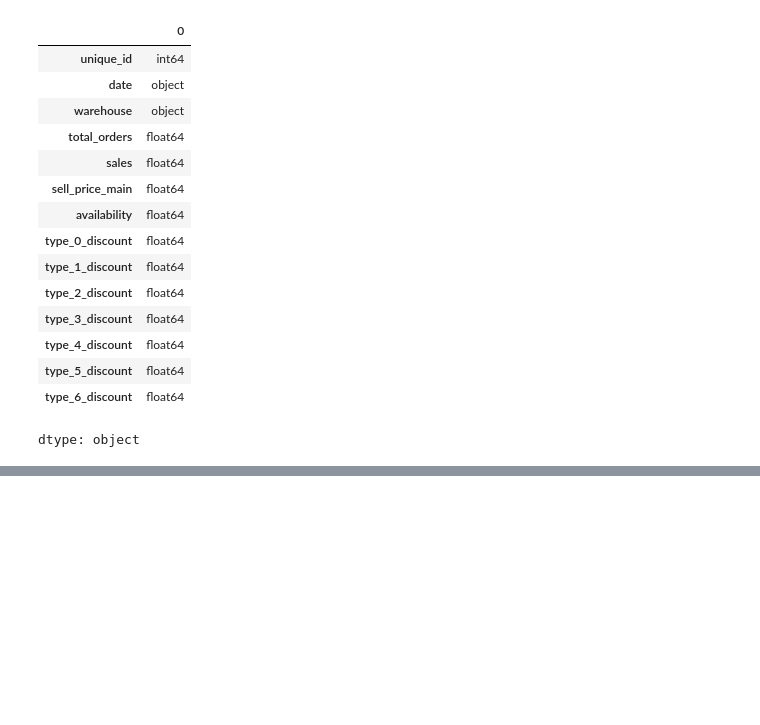
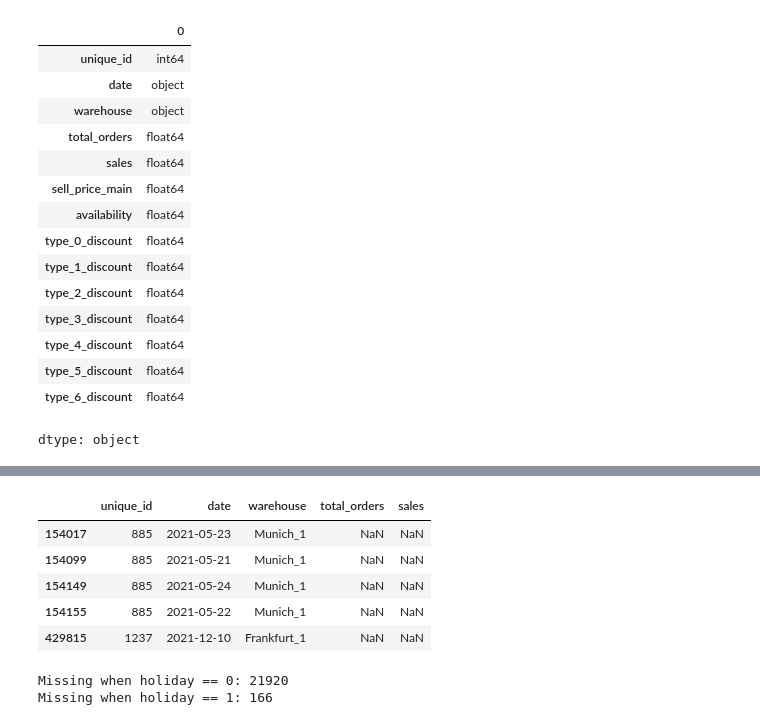
Before and after one commit to KtoxTheNisa/GROUP51_CENG313, a Jupyter notebook: assignment1_eda_baseline.ipynb, the cells around one changed output, grey strips where cells are left out. Drawn from its saved outputs; the diff is of its cells as text; code cells hidden in the pictures; blank space fills up the shorter version.

```diff
--- a/assignment1_eda_baseline.ipynb
+++ b/assignment1_eda_baseline.ipynb
@@ -114,0 +135,17 @@ sales_train.describe()
+# %%
+sales_train[sales_train["sales"].isnull()][["unique_id", "date", "warehouse", "total_orders", "sales"]].head()
+# %% [output]
+|  | unique_id | date | warehouse | total_orders | sales |
+| 154017 | 885 | 2021-05-23 | Munich_1 | NaN | NaN |
+| 154099 | 885 | 2021-05-21 | Munich_1 | NaN | NaN |
+| 154149 | 885 | 2021-05-24 | Munich_1 | NaN | NaN |
+| 154155 | 885 | 2021-05-22 | Munich_1 | NaN | NaN |
+| 429815 | 1237 | 2021-12-10 | Frankfurt_1 | NaN | NaN |
+# %%
+#in calendar holiday_name is NaN by design when holiday is 0
+#check how many are missing when holiday is 1
+print("Missing when holiday == 0:", calendar[calendar["holiday"] == 0]["holiday_name"].isnull().sum())
+print("Missing when holiday == 1:", calendar[calendar["holiday"] == 1]["holiday_name"].isnull().sum())
+# %% [output]
+Missing when holiday == 0: 21920
+Missing when holiday == 1: 166
```
Also changed, not shown: parts of 8 cells of this notebook, 1 other file.
